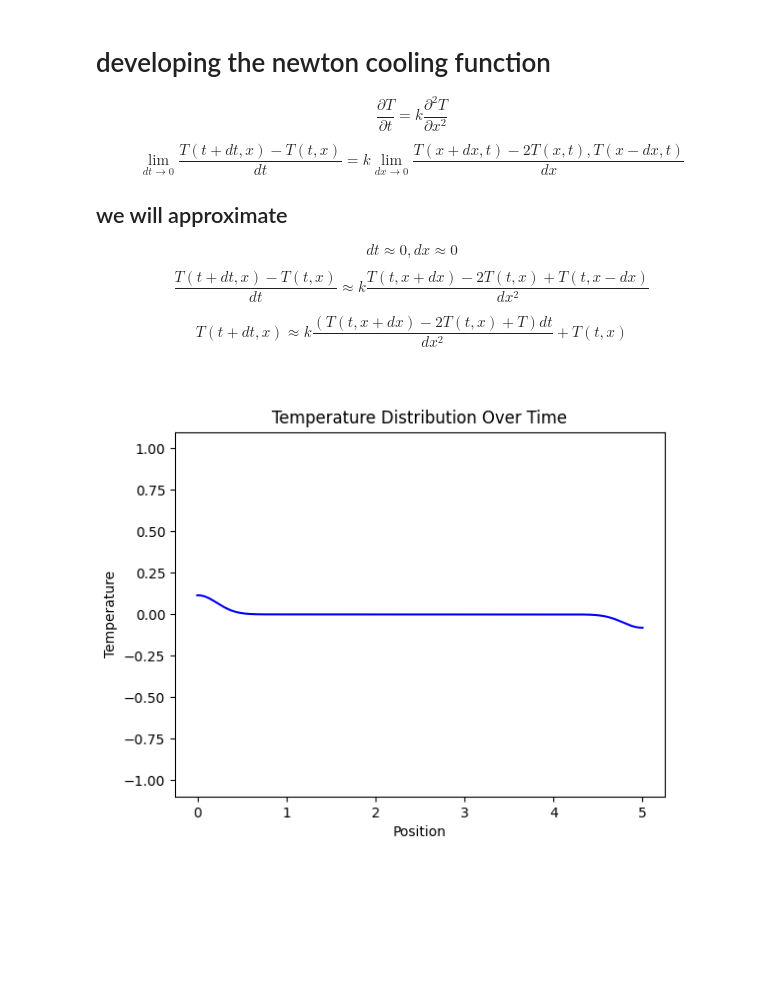
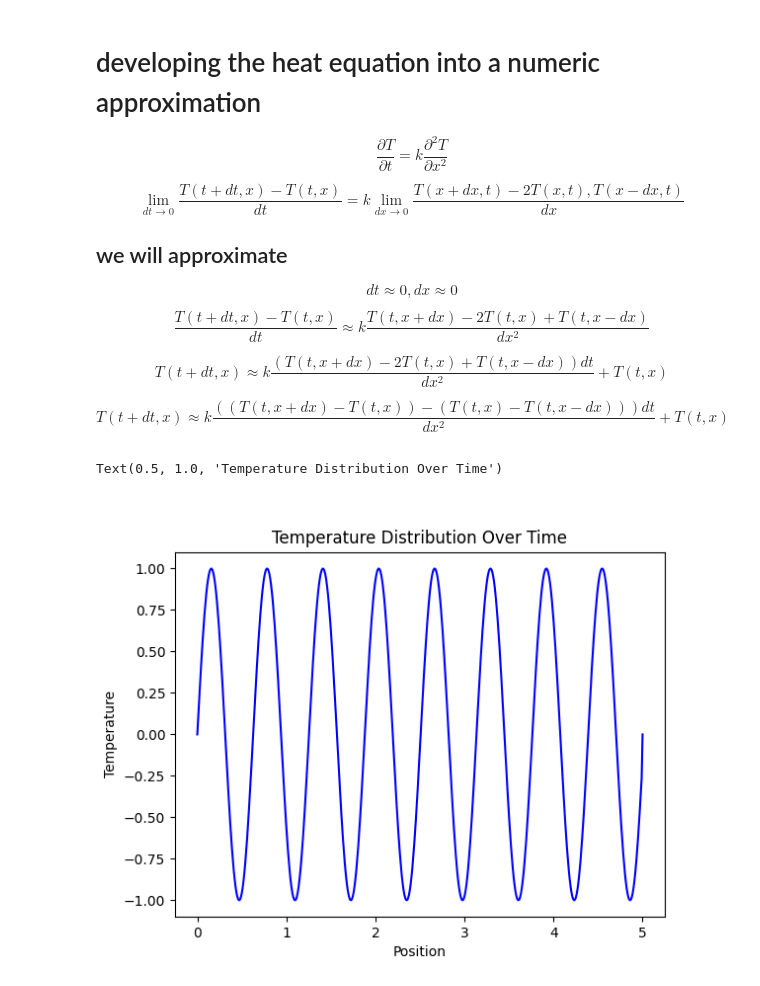
Before and after one commit to Ilankay/heat_equation_project, a Jupyter notebook: simulation.ipynb, the cells around one changed output. Drawn from its saved outputs; the diff is of its cells as text; code cells hidden in the pictures; blank space fills up the shorter version.

```diff
--- a/simulation.ipynb
+++ b/simulation.ipynb
@@ -1,5 +1,5 @@
 # %% [markdown]
-# developing the newton cooling function
+# developing the heat equation into a numeric approximation
 
 $$\frac{\partial T}{\partial t}=k\frac{\partial^{2}T}{\partial x^{2}}$$
 
@@ -10,7 +10,9 @@ $$dt\approx0, dx\approx0$$
 
 $$\frac{T\left(t+dt,x\right)-T\left(t,x\right)}{dt}\approx k\frac{T\left(t,x+dx\right)-2T\left(t,x\right)+T\left(t,x-dx\right)}{dx^{2}}$$
 
-$$T\left(t+dt,x\right)\approx k\frac{\left(T\left(t,x+dx\right)-2T\left(t,x\right)+T\right)dt}{dx^{2}}+T\left(t,x\right)$$
+$$T\left(t+dt,x\right)\approx k\frac{\left(T\left(t,x+dx\right)-2T\left(t,x\right)+T\left(t,x-dx\right)\right)dt}{dx^{2}}+T\left(t,x\right)$$
+
+$$T\left(t+dt,x\right)\approx k\frac{\left(\left(T\left(t,x+dx\right)-T\left(t,x\right)\right)-\left(T\left(t,x\right)-T\left(t,x-dx\right)\right)\right)dt}{dx^{2}}+T\left(t,x\right)$$
 # %%
 import numpy as np
 from matplotlib import pyplot as plt
@@ -52,27 +54,28 @@ def heat_simulation(init_conditions:np.ndarray,p_amnt:float,k:float,t:float,delt
 init_conditions = np.zeros(int(length/dx))
 x=0
 for i in range(len(init_conditions)):
-    x+=0.3
+    x+=0.1
     init_conditions[i]=np.sin(x)
 simulation = heat_simulation(init_conditions,int(length/dx),k,t,delta_t)
 # %%
 %matplotlib widget
 # Function to update the plot for each frame of the animation
 def update(frame):
     line.set_ydata(simulation[frame])
     return line,
 
 # Initialize the plot
 fig, ax = plt.subplots()
 x_values = np.linspace(0, length, int(length / dx) + 2)
 line, = ax.plot(x_values, simulation[0], color='blue')
 
 # Create the animation
-ani = animation.FuncAnimation(fig, update, frames=range(t), interval=5)
+ani = animation.FuncAnimation(fig, update, frames=range(t), interval=30)
 
 plt.xlabel('Position')
 plt.ylabel('Temperature')
 plt.title('Temperature Distribution Over Time')
 #ani.save('temperature_animation.mp4', writer='ffmpeg')
 # %% [output]
+Text(0.5, 1.0, 'Temperature Distribution Over Time')
-[figure, old version]
+[figure, new version]
```
